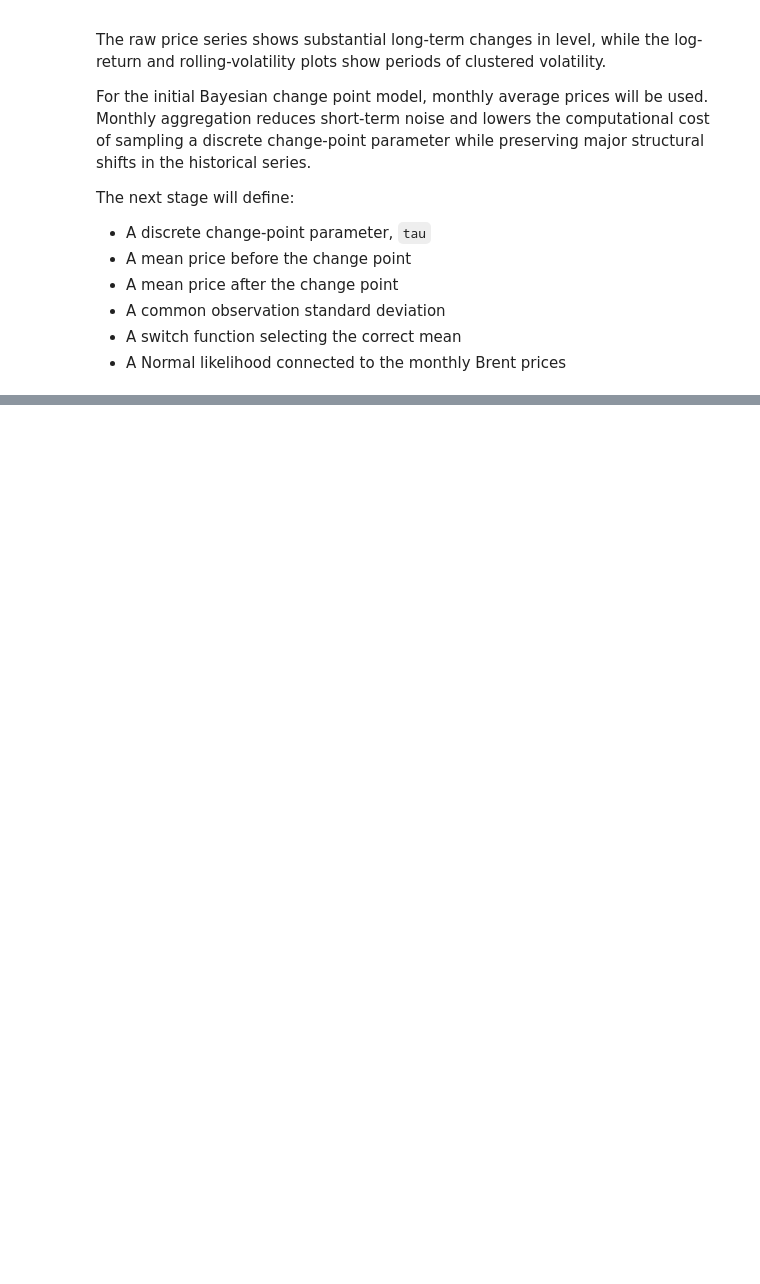
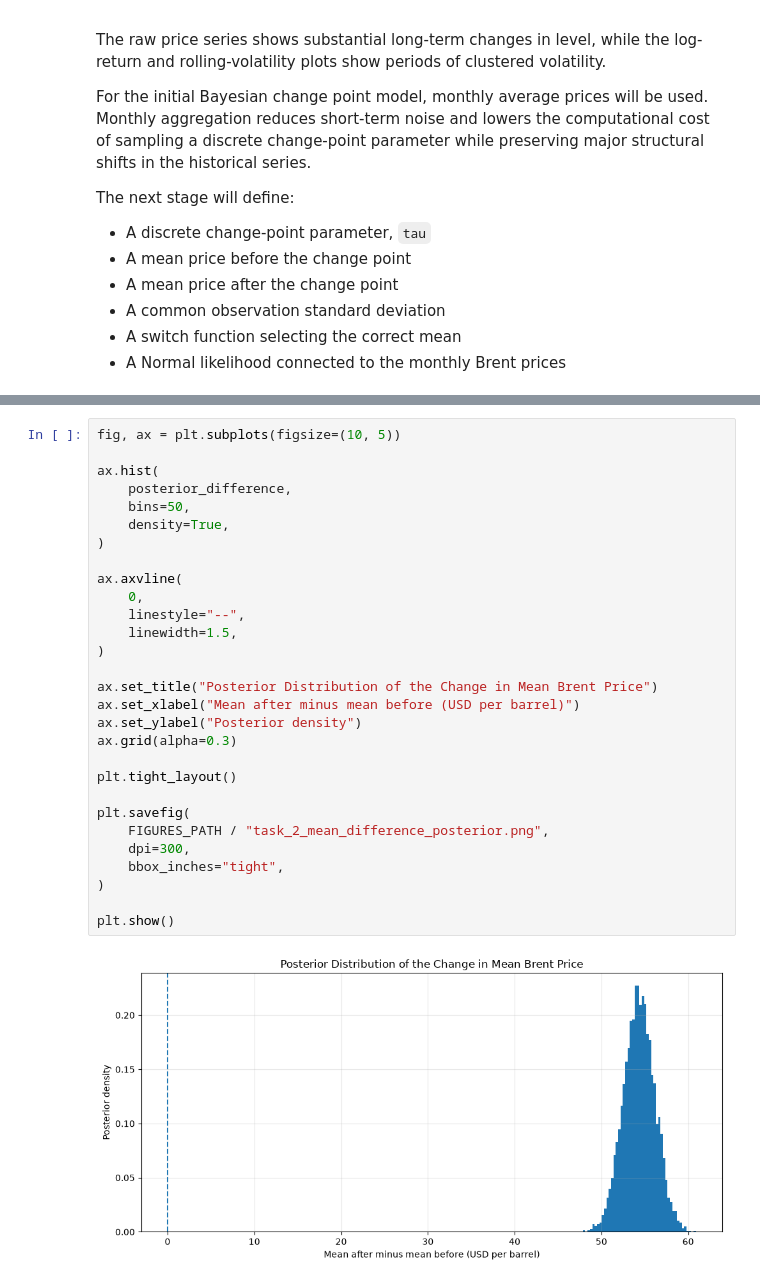
Before and after one commit to Bilen189/brent-oil-change-point-analysis, a Jupyter notebook: notebooks/task_2_change_point_modeling.ipynb, the cells around one changed output, grey strips where cells are left out. Drawn from its saved outputs; the diff is of its cells as text; blank space fills up the shorter version.

```diff
--- a/notebooks/task_2_change_point_modeling.ipynb
+++ b/notebooks/task_2_change_point_modeling.ipynb
@@ -435,0 +896,31 @@ The next stage will define:
+# %%
+fig, ax = plt.subplots(figsize=(10, 5))
+
+ax.hist(
+    posterior_difference,
+    bins=50,
+    density=True,
+)
+
+ax.axvline(
+    0,
+    linestyle="--",
+    linewidth=1.5,
+)
+
+ax.set_title("Posterior Distribution of the Change in Mean Brent Price")
+ax.set_xlabel("Mean after minus mean before (USD per barrel)")
+ax.set_ylabel("Posterior density")
+ax.grid(alpha=0.3)
+
+plt.tight_layout()
+
+plt.savefig(
+    FIGURES_PATH / "task_2_mean_difference_posterior.png",
+    dpi=300,
+    bbox_inches="tight",
+)
+
+plt.show()
+# %% [output]
+[figure, added]
```
Also changed, not shown: parts of 20 cells of this notebook, 9 other files.
